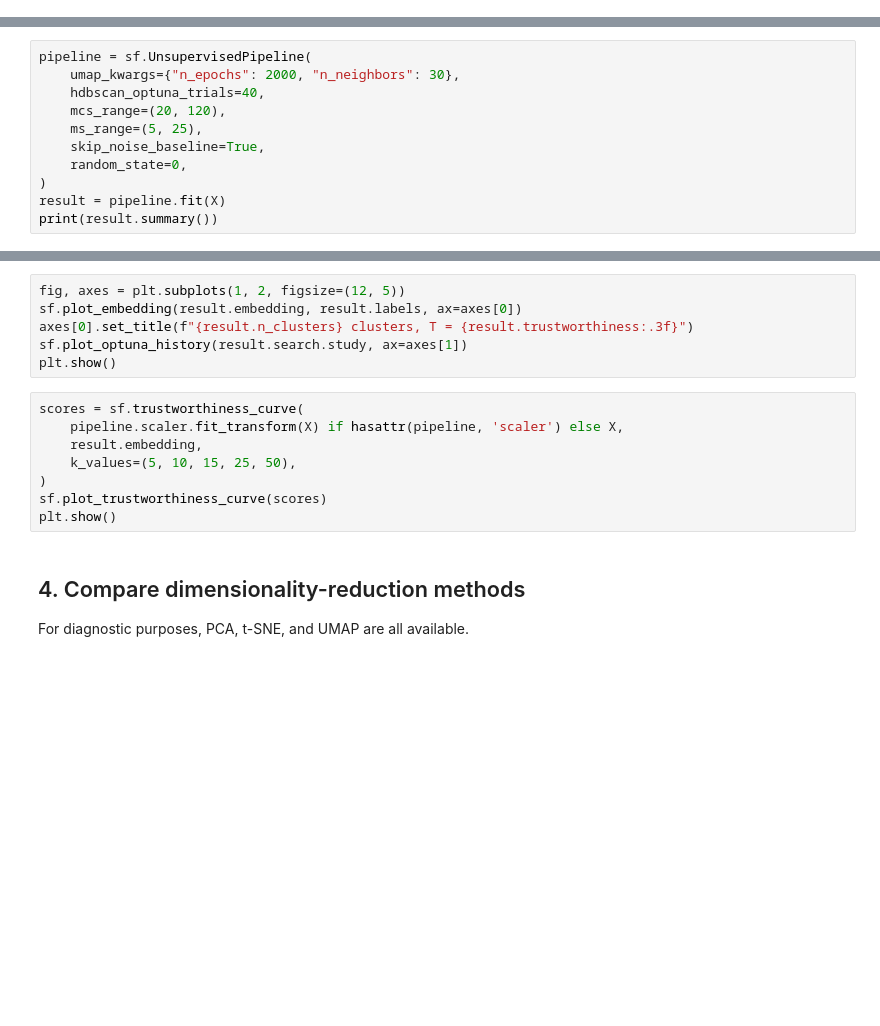
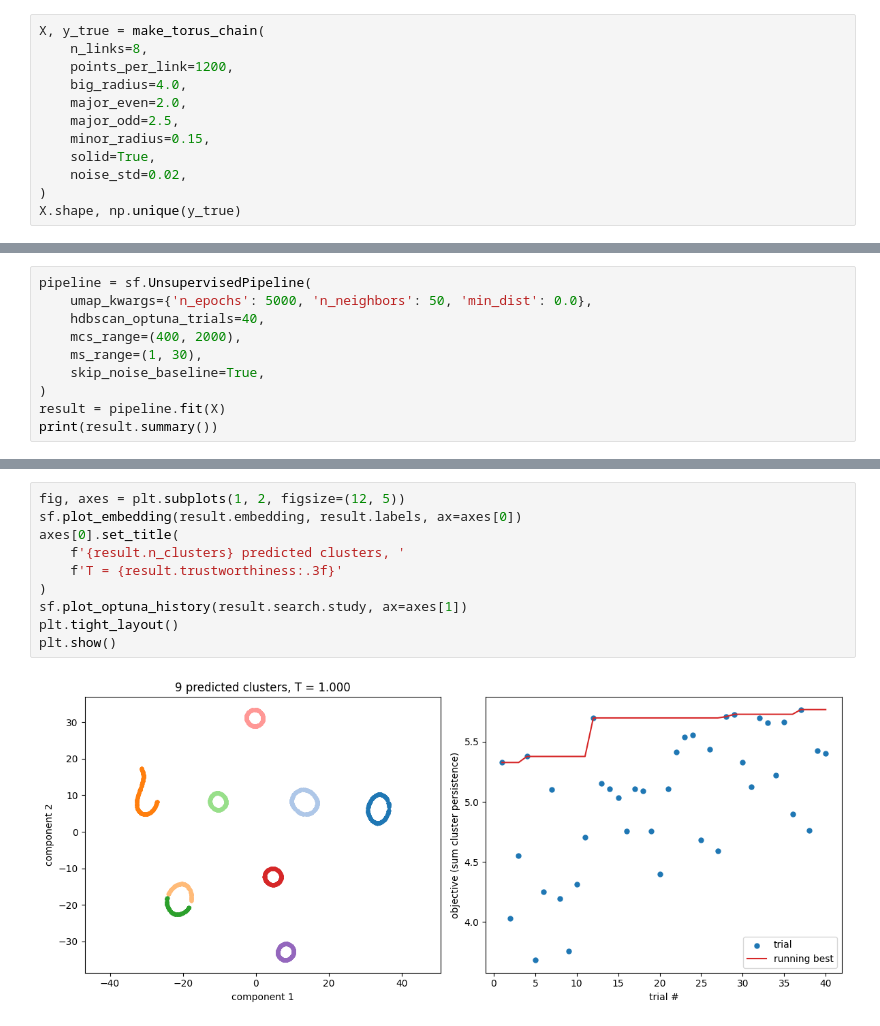
Before and after one commit to AndreasWNeitzel/Starfold, a Jupyter notebook: docs/tutorial_01_quickstart.ipynb, the cells around one changed output, grey strips where cells are left out. Cells and saved outputs as stored; diff of their text form; blank space fills up the shorter version.

```diff
--- a/docs/tutorial_01_quickstart.ipynb
+++ b/docs/tutorial_01_quickstart.ipynb
@@ -30,0 +17,12 @@ X.shape, y_true.shape
+# %%
+X, y_true = make_torus_chain(
+    n_links=8,
+    points_per_link=1200,
+    big_radius=4.0,
+    major_even=2.0,
+    major_odd=2.5,
+    minor_radius=0.15,
+    solid=True,
+    noise_std=0.02,
+)
+X.shape, np.unique(y_true)
@@ -31,11 +79,10 @@ X.shape, y_true.shape
 # %%
 pipeline = sf.UnsupervisedPipeline(
-    umap_kwargs={"n_epochs": 2000, "n_neighbors": 30},
+    umap_kwargs={'n_epochs': 5000, 'n_neighbors': 50, 'min_dist': 0.0},
     hdbscan_optuna_trials=40,
-    mcs_range=(20, 120),
-    ms_range=(5, 25),
+    mcs_range=(400, 2000),
+    ms_range=(1, 30),
     skip_noise_baseline=True,
-    random_state=0,
 )
 result = pipeline.fit(X)
 print(result.summary())
@@ -46,18 +100,12 @@ The `plot_*` helpers return matplotlib Axes so you can compose panels.
 # %%
 fig, axes = plt.subplots(1, 2, figsize=(12, 5))
 sf.plot_embedding(result.embedding, result.labels, ax=axes[0])
-axes[0].set_title(f"{result.n_clusters} clusters, T = {result.trustworthiness:.3f}")
+axes[0].set_title(
+    f'{result.n_clusters} predicted clusters, '
+    f'T = {result.trustworthiness:.3f}'
+)
 sf.plot_optuna_history(result.search.study, ax=axes[1])
+plt.tight_layout()
 plt.show()
+# %% [output]
+[figure, added]
-# %%
-scores = sf.trustworthiness_curve(
-    pipeline.scaler.fit_transform(X) if hasattr(pipeline, 'scaler') else X,
-    result.embedding,
-    k_values=(5, 10, 15, 25, 50),
-)
-sf.plot_trustworthiness_curve(scores)
-plt.show()
-# %% [markdown]
-## 4. Compare dimensionality-reduction methods
-
-For diagnostic purposes, PCA, t-SNE, and UMAP are all available.
```
Also changed, not shown: parts of 23 cells of this notebook, 30 other files.
